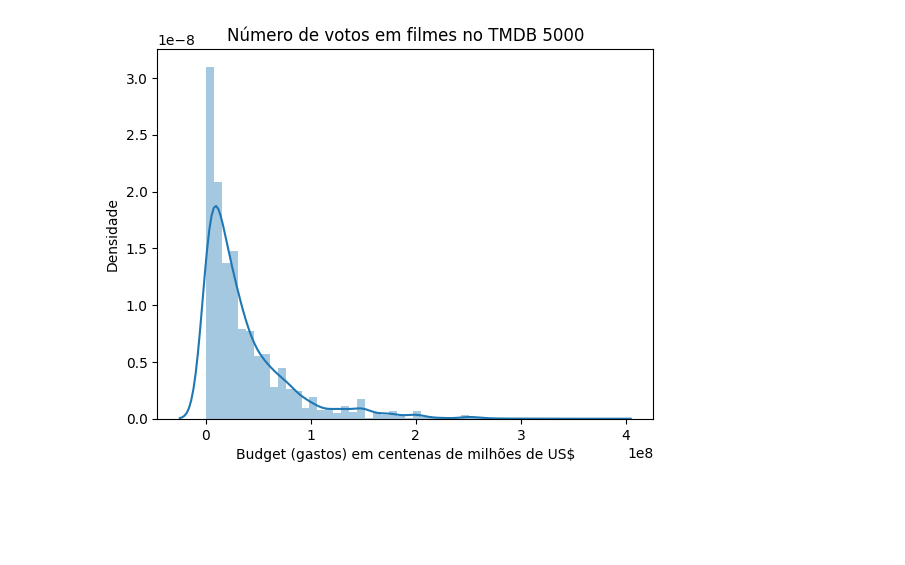
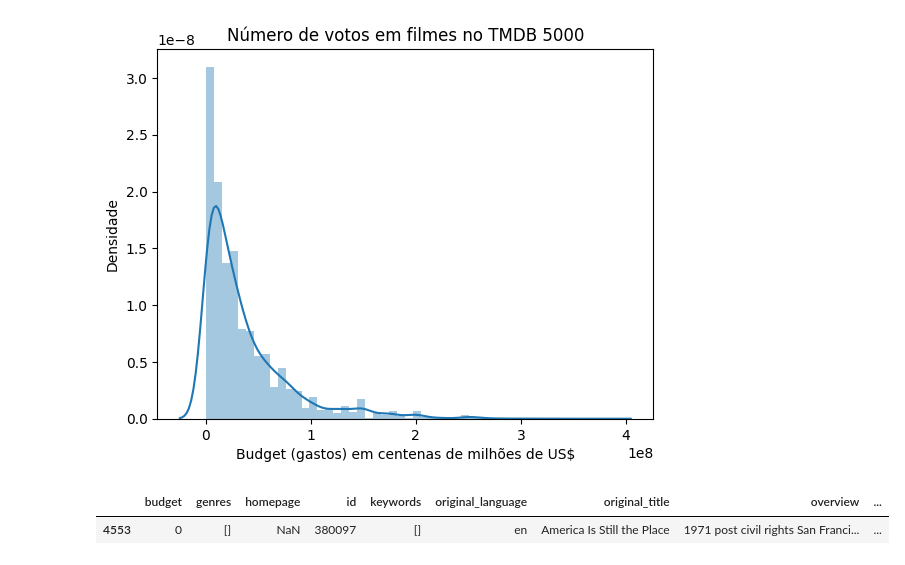
Before and after one commit to fcardosoo/Alura-011-Data-Science-testes-estat-sticos-com-Python, a Jupyter notebook: Data-science-Introducao-a-testes.ipynb, the cells around one changed output. Cells and saved outputs as stored; diff of their text form; code cells hidden in the pictures; blank space fills up the shorter version.

```diff
--- a/Data-science-Introducao-a-testes.ipynb
+++ b/Data-science-Introducao-a-testes.ipynb
@@ -309,3 +309,8 @@ https://gist.github.com/mwaskom/de44147ed2974457ad6372750bbe5751
   ax = sns.distplot(tmdb.query('budget > 0').budget)
 Text(0.5, 1.0, 'Número de votos em filmes no TMDB 5000')
 [figure]
+# %%
+tmdb.query('popularity==0')
+# %% [output]
+|  | budget | genres | homepage | id | keywords | original_language | original_title | overview | ... |
+| 4553 | 0 | [] | NaN | 380097 | [] | en | America Is Still the Place | 1971 post civil rights San Franci... | ... |
```
Also changed, not shown: parts of 1 cell of this notebook.
